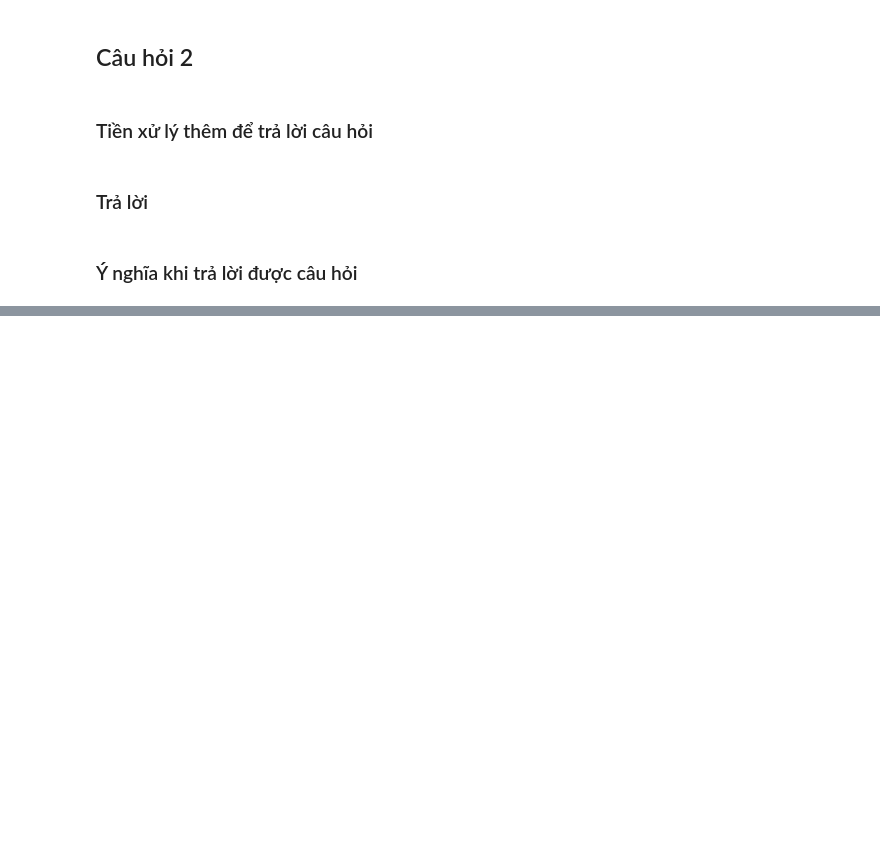
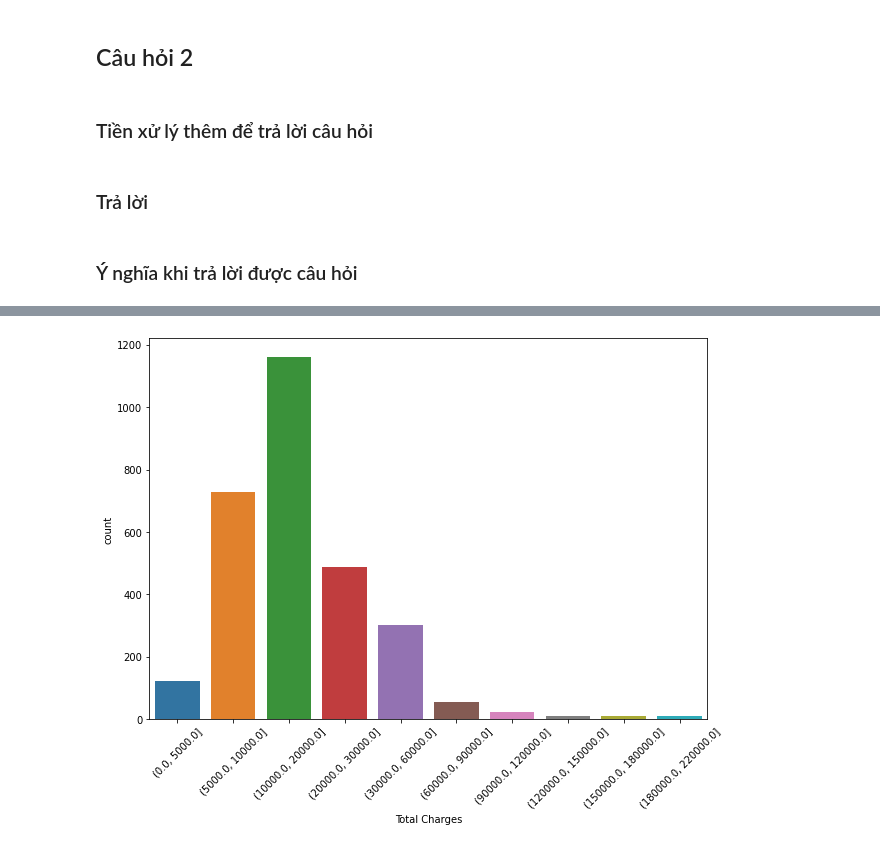
Before and after one commit to viplazylmht/P4DS_final, a Jupyter notebook: P4DS_Final.ipynb, the cells around one changed output, grey strips where cells are left out. Saved outputs shown, nothing was run; the diff lists cells and outputs as text; code cells hidden in the pictures; blank space fills up the shorter version.

```diff
--- a/P4DS_Final.ipynb
+++ b/P4DS_Final.ipynb
@@ -430,0 +444,3 @@ $\rightarrow$ Dữ liệu không còn chứa các thuộc tính bị khuyết.
+# %%
+abortion_df =data.loc[data['Abortion Edit Indicator'] == 'Y']
+abortion_df.head(3)
@@ -430,0 +487,3 @@ $\rightarrow$ Dữ liệu không còn chứa các thuộc tính bị khuyết.
+# %%
+cost_dict = pd.cut(abortion_df['Total Charges'], bins=[0, 5e3, 1e4, 2e4, 3e4, 6e4, 9e4, 12e4, 15e4, 18e4, 22e4])
+cost_dict.value_counts()
@@ -430,0 +502,7 @@ $\rightarrow$ Dữ liệu không còn chứa các thuộc tính bị khuyết.
+# %%
+plt.subplots(figsize=(10,7))
+sns.countplot(cost_dict)
+plt.xticks(rotation=45)
+plt.show()
+# %% [output]
+[figure, added]
```
Also changed, not shown: parts of 23 cells of this notebook.
